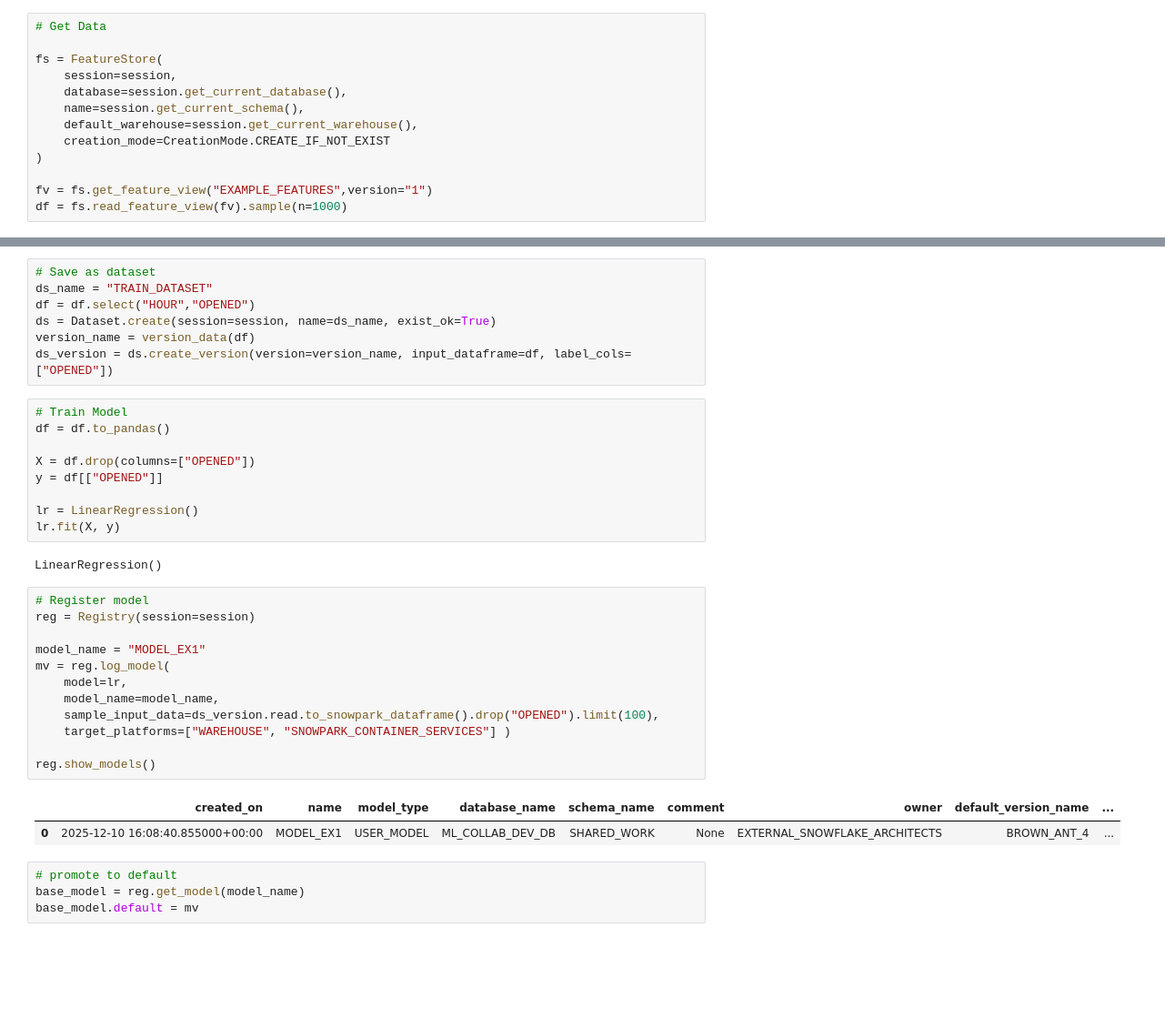
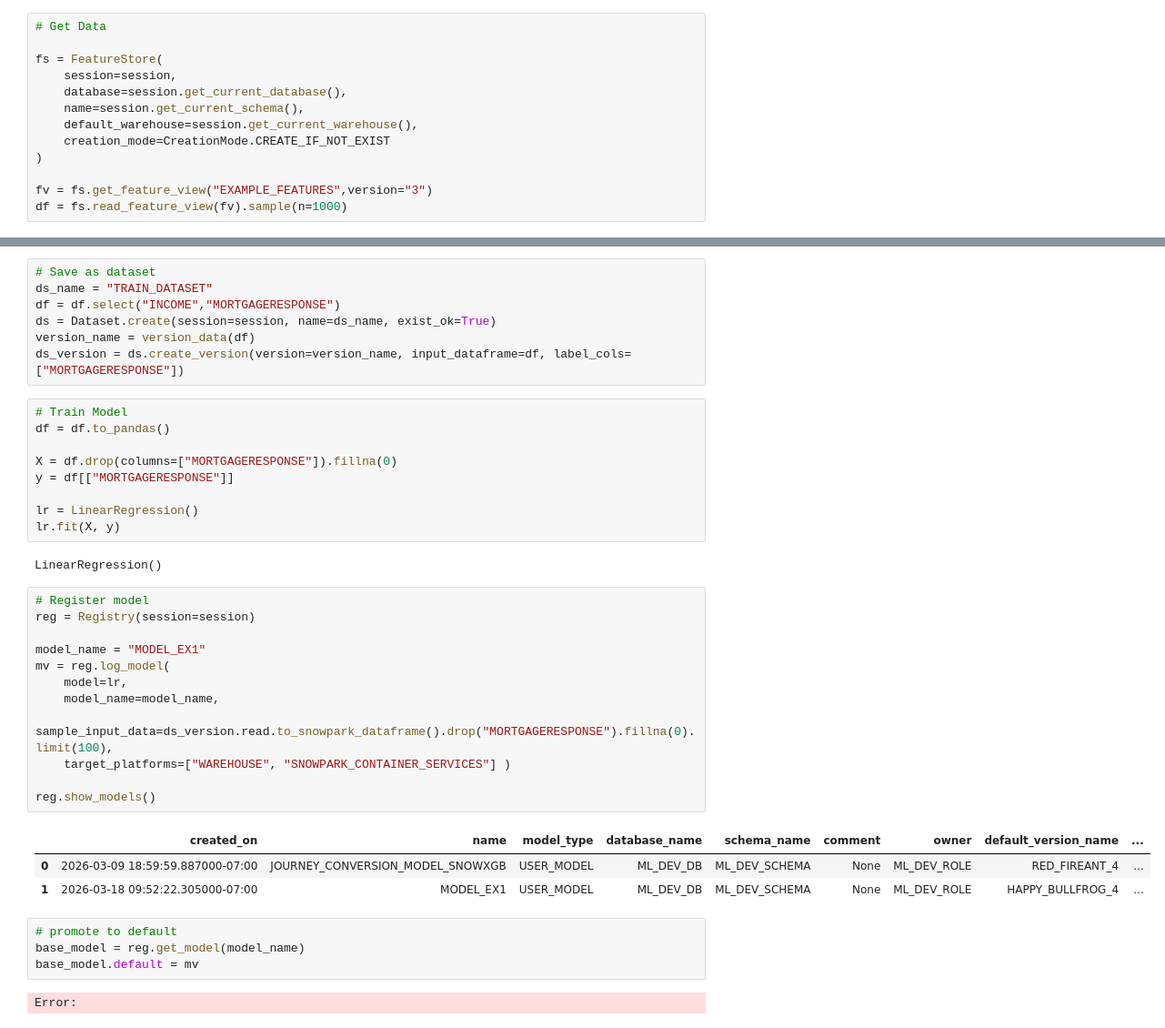
Before and after one commit to sfc-gh-aferas/ml-pipelines, a Jupyter notebook: projects/example_project/training.ipynb, the cells around one changed output, grey strips where cells are left out. Shown at 91% size. Saved outputs shown, nothing was run; the diff lists cells and outputs as text; blank space fills up the shorter version.

```diff
--- a/projects/example_project/training.ipynb
+++ b/projects/example_project/training.ipynb
@@ -45,5 +47,5 @@ fs = FeatureStore(
     creation_mode=CreationMode.CREATE_IF_NOT_EXIST
 )
 
-fv = fs.get_feature_view("EXAMPLE_FEATURES",version="1")
+fv = fs.get_feature_view("EXAMPLE_FEATURES",version="3")
 df = fs.read_feature_view(fv).sample(n=1000)
@@ -52,16 +52,16 @@ WARNING:root:'online_config' is in private preview since 1.12.0. Do not use it i
 # %%
 # Save as dataset
 ds_name = "TRAIN_DATASET"
-df = df.select("HOUR","OPENED")
+df = df.select("INCOME","MORTGAGERESPONSE")
 ds = Dataset.create(session=session, name=ds_name, exist_ok=True)
 version_name = version_data(df)
-ds_version = ds.create_version(version=version_name, input_dataframe=df, label_cols=["OPENED"])
+ds_version = ds.create_version(version=version_name, input_dataframe=df, label_cols=["MORTGAGERESPONSE"])
 # %%
 # Train Model
 df = df.to_pandas()
 
-X = df.drop(columns=["OPENED"])
-y = df[["OPENED"]]
+X = df.drop(columns=["MORTGAGERESPONSE"]).fillna(0)
+y = df[["MORTGAGERESPONSE"]]
 
 lr = LinearRegression()
 lr.fit(X, y)
@@ -70,19 +70,22 @@ LinearRegression()
 # %%
 # Register model
 reg = Registry(session=session)
 
 model_name = "MODEL_EX1"
 mv = reg.log_model(
     model=lr,
     model_name=model_name,
-    sample_input_data=ds_version.read.to_snowpark_dataframe().drop("OPENED").limit(100),
+    sample_input_data=ds_version.read.to_snowpark_dataframe().drop("MORTGAGERESPONSE").fillna(0).limit(100),
     target_platforms=["WAREHOUSE", "SNOWPARK_CONTAINER_SERVICES"] )
 
 reg.show_models()
 # %% [output]
 |  | created_on | name | model_type | database_name | schema_name | comment | owner | default_version_name | ... |
-| 0 | 2025-12-10 16:08:40.855000+00:00 | MODEL_EX1 | USER_MODEL | ML_COLLAB_DEV_DB | SHARED_WORK | None | EXTERNAL_SNOWFLAKE_ARCHITECTS | BROWN_ANT_4 | ... |
+| 0 | 2026-03-09 18:59:59.887000-07:00 | JOURNEY_CONVERSION_MODEL_SNOWXGB | USER_MODEL | ML_DEV_DB | ML_DEV_SCHEMA | None | ML_DEV_ROLE | RED_FIREANT_4 | ... |
+| 1 | 2026-03-18 09:52:22.305000-07:00 | MODEL_EX1 | USER_MODEL | ML_DEV_DB | ML_DEV_SCHEMA | None | ML_DEV_ROLE | HAPPY_BULLFROG_4 | ... |
 # %%
 # promote to default
 base_model = reg.get_model(model_name)
 base_model.default = mv
+# %% [output]
+Error:
```
Also changed, not shown: parts of 3 cells of this notebook, 11 other files.
